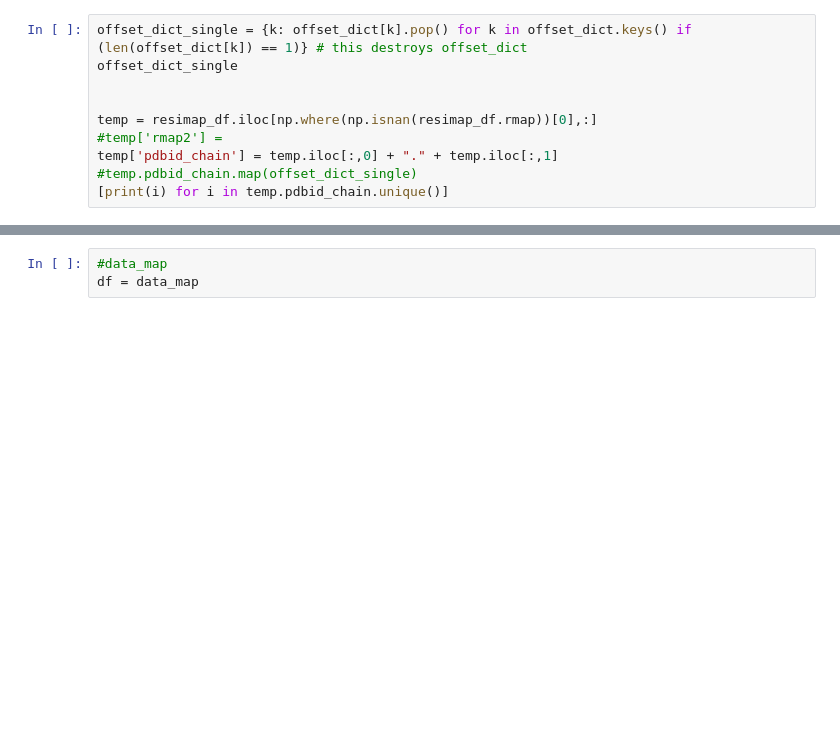
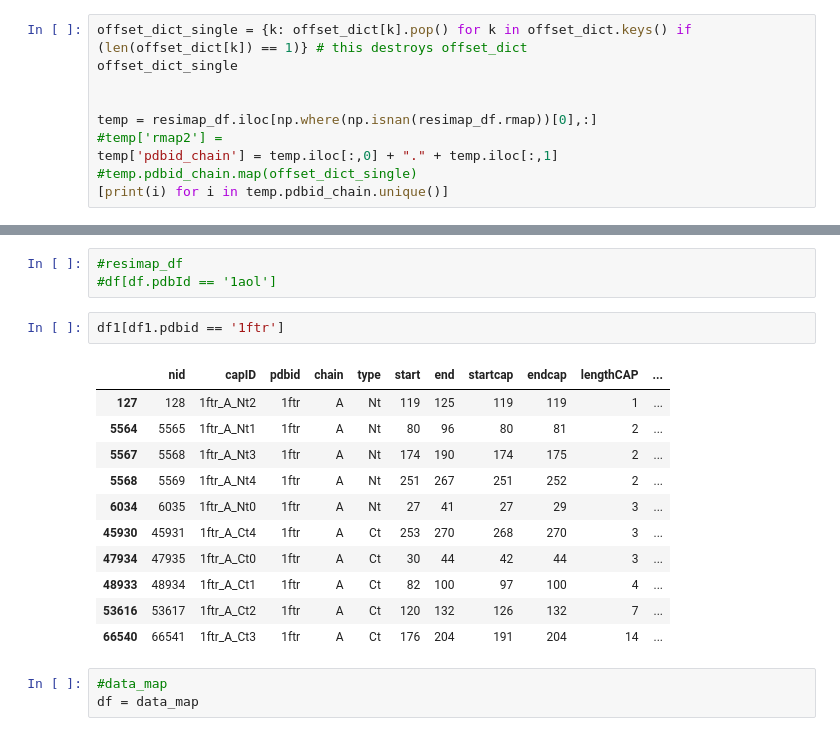
Before and after one commit to bouralab/ProteinFragmenter, a Jupyter notebook: CapsDB-preprocdata.ipynb, the cells around one changed output, grey strips where cells are left out. Cells and saved outputs as stored; diff of their text form; blank space fills up the shorter version.

```diff
--- a/CapsDB-preprocdata.ipynb
+++ b/CapsDB-preprocdata.ipynb
@@ -276,3 +352,20 @@ df
+# %%
+#resimap_df
+#df[df.pdbId == '1aol']
+# %%
+df1[df1.pdbid == '1ftr']
+# %% [output]
+|  | nid | capID | pdbid | chain | type | start | end | startcap | endcap | lengthCAP | ... |
+| 127 | 128 | 1ftr_A_Nt2 | 1ftr | A | Nt | 119 | 125 | 119 | 119 | 1 | ... |
+| 5564 | 5565 | 1ftr_A_Nt1 | 1ftr | A | Nt | 80 | 96 | 80 | 81 | 2 | ... |
+| 5567 | 5568 | 1ftr_A_Nt3 | 1ftr | A | Nt | 174 | 190 | 174 | 175 | 2 | ... |
+| 5568 | 5569 | 1ftr_A_Nt4 | 1ftr | A | Nt | 251 | 267 | 251 | 252 | 2 | ... |
+| 6034 | 6035 | 1ftr_A_Nt0 | 1ftr | A | Nt | 27 | 41 | 27 | 29 | 3 | ... |
+| 45930 | 45931 | 1ftr_A_Ct4 | 1ftr | A | Ct | 253 | 270 | 268 | 270 | 3 | ... |
+| 47934 | 47935 | 1ftr_A_Ct0 | 1ftr | A | Ct | 30 | 44 | 42 | 44 | 3 | ... |
+| 48933 | 48934 | 1ftr_A_Ct1 | 1ftr | A | Ct | 82 | 100 | 97 | 100 | 4 | ... |
+| 53616 | 53617 | 1ftr_A_Ct2 | 1ftr | A | Ct | 120 | 132 | 126 | 132 | 7 | ... |
+| 66540 | 66541 | 1ftr_A_Ct3 | 1ftr | A | Ct | 176 | 204 | 191 | 204 | 14 | ... |
 # %%
 #data_map
 df = data_map
```
Also changed, not shown: parts of 13 cells of this notebook.
